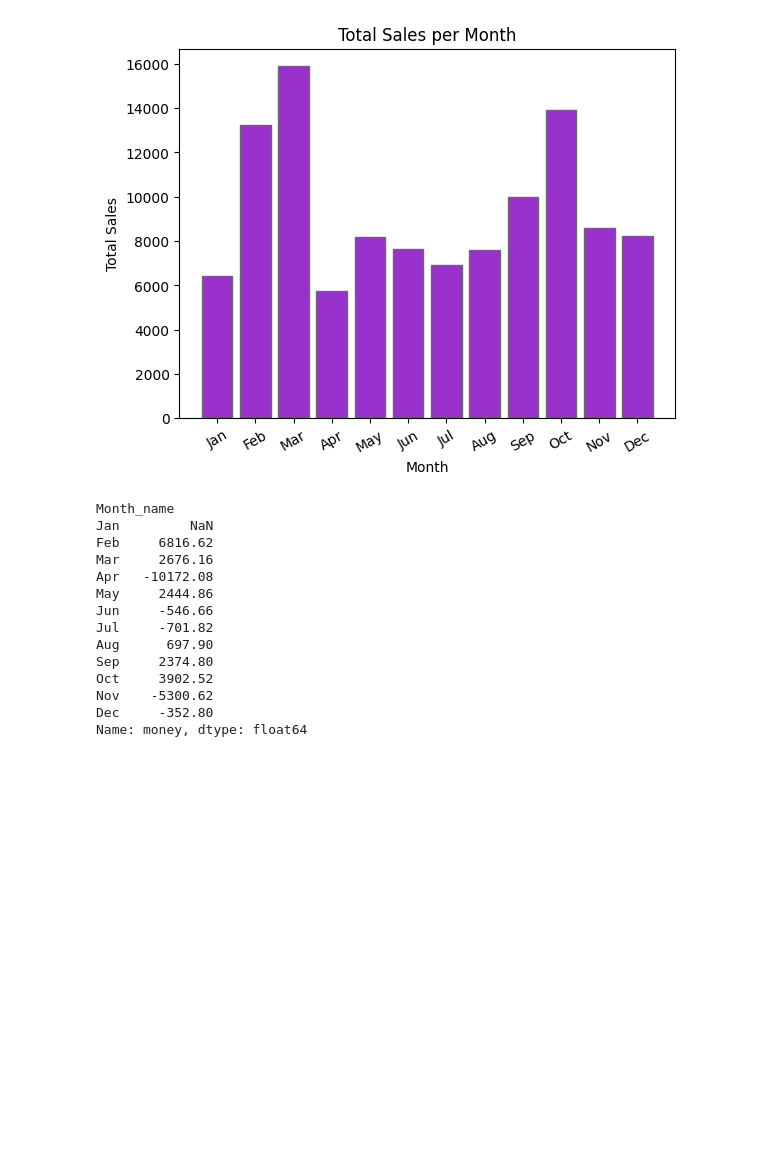
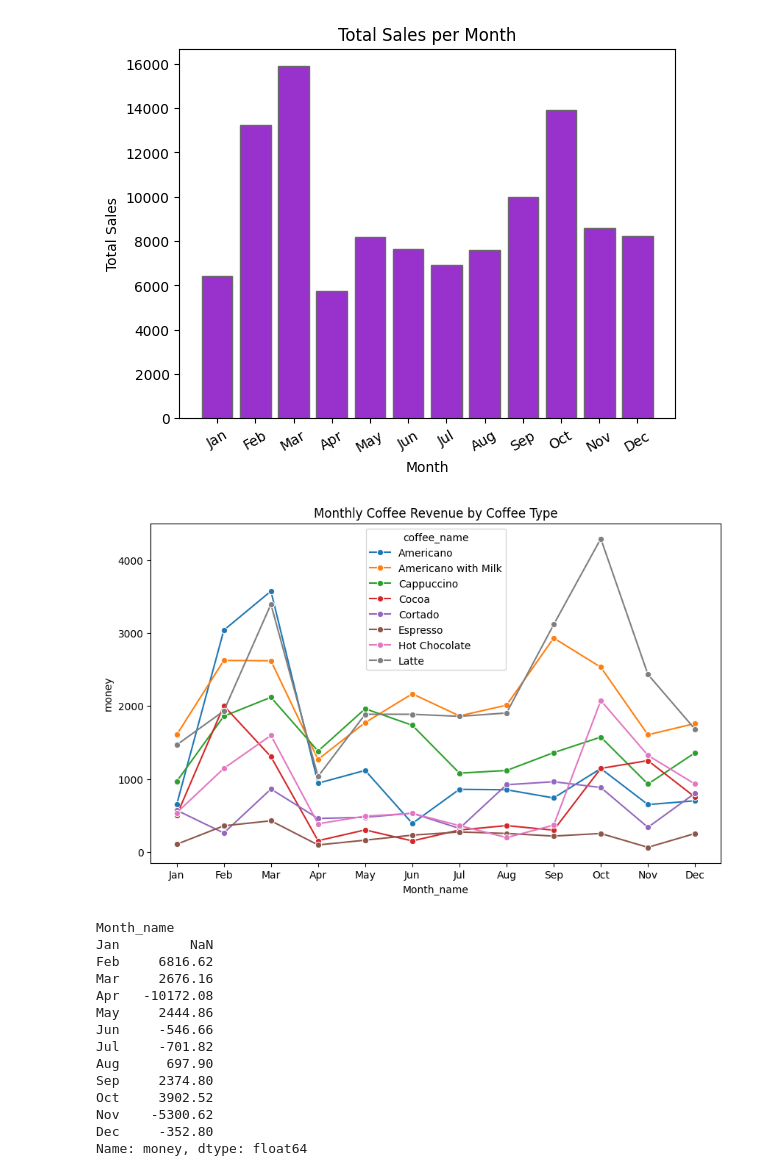
Before and after one commit to kanika-07cs/EDA-task3, a Jupyter notebook: EDA3.ipynb, the cells around one changed output. Saved outputs shown, nothing was run; the diff lists cells and outputs as text; code cells hidden in the pictures; blank space fills up the shorter version.

```diff
--- a/EDA3.ipynb
+++ b/EDA3.ipynb
@@ -179,6 +179,15 @@ Nov     8590.54
 Dec     8237.74
 Name: money, dtype: float64
 [figure]
+# %%
+month_sales = df.groupby(['Month_name', 'coffee_name'])['money'].sum().reset_index()
+month_sales['Month_name'] = pd.Categorical(month_sales['Month_name'], categories=mon_order, ordered=True)
+plt.figure(figsize=(10,6))
+sns.lineplot(x='Month_name', y='money', hue='coffee_name', data=month_sales, marker="o")
+plt.title("Monthly Coffee Revenue by Coffee Type")
+plt.show()
+# %% [output]
+[figure, added]
 # %%
 sales_change = sales_month.diff()
 print(sales_change)
```
Also changed, not shown: parts of 5 cells of this notebook.
